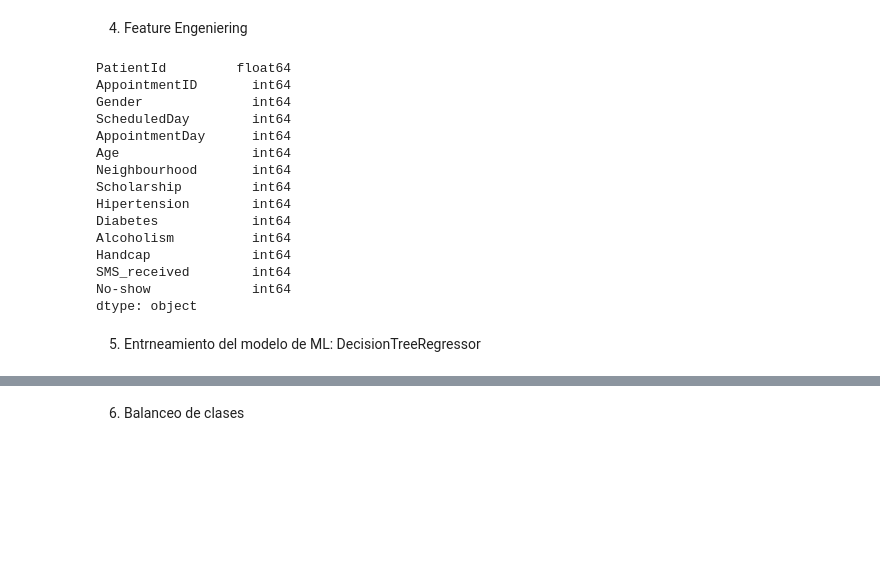
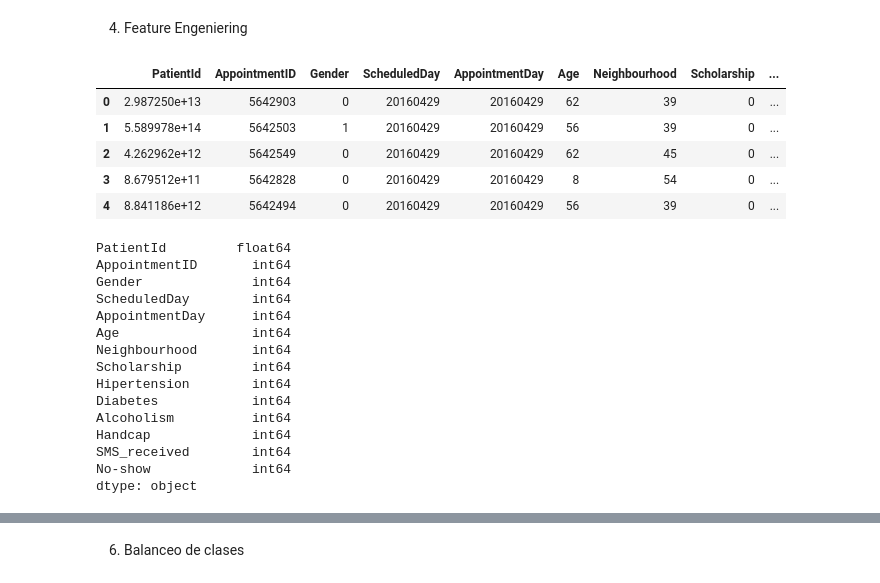
Before and after one commit to SValduezaL/TFM-Master-IA-INESDI, a Jupyter notebook: BBDD Kaagle/predicción_ inasistencia_v1.ipynb, the cells around one changed output, grey strips where cells are left out. Drawn from its saved outputs; the diff is of its cells as text; code cells hidden in the pictures; blank space fills up the shorter version.

```diff
--- a/BBDD Kaagle/predicción_ inasistencia_v1.ipynb
+++ b/BBDD Kaagle/predicción_ inasistencia_v1.ipynb
@@ -115,42 +125,50 @@ dtype: int64
 # %%
 from sklearn.preprocessing import LabelEncoder
 # Crear una copia del dataset original
 medical_appointments_transformed = medical_appointments.copy()
 
 # Transformar las fechas a formato datetime
 medical_appointments_transformed['ScheduledDay'] = pd.to_datetime(medical_appointments_transformed['ScheduledDay'])
 medical_appointments_transformed['AppointmentDay'] = pd.to_datetime(medical_appointments_transformed['AppointmentDay'])
 
 # Se convierten las fechas a numeros
 medical_appointments_transformed['ScheduledDay'] = medical_appointments_transformed['ScheduledDay'].dt.strftime('%Y%m%d').astype(int)
 medical_appointments_transformed['AppointmentDay'] = medical_appointments_transformed['AppointmentDay'].dt.strftime('%Y%m%d').astype(int)
 
 # Crear una instancia de la clase LabelEncoder
 label_encoder = LabelEncoder()
 
 # Convertir las columnas object a numericas
 medical_appointments_transformed['Gender'] = label_encoder.fit_transform(medical_appointments_transformed['Gender'])
 medical_appointments_transformed['No-show'] = label_encoder.fit_transform(medical_appointments_transformed['No-show'])
 medical_appointments_transformed['Neighbourhood'] = label_encoder.fit_transform(medical_appointments_transformed['Neighbourhood'])
 
-# Tipo de datos
-data_types = medical_appointments_transformed.dtypes
-print(data_types)
+# VIsualizar los cambios
+medical_appointments_transformed.head()
 # %% [output]
-PatientId         float64
-AppointmentID       int64
-Gender              int64
-ScheduledDay        int64
-AppointmentDay      int64
-Age                 int64
-Neighbourhood       int64
-Scholarship         int64
-Hipertension        int64
-Diabetes            int64
-Alcoholism          int64
-Handcap             int64
-SMS_received        int64
-No-show             int64
-dtype: object
+|  | PatientId | AppointmentID | Gender | ScheduledDay | AppointmentDay | Age | Neighbourhood | Scholarship | ... |
+| 0 | 2.987250e+13 | 5642903 | 0 | 20160429 | 20160429 | 62 | 39 | 0 | ... |
+| 1 | 5.589978e+14 | 5642503 | 1 | 20160429 | 20160429 | 56 | 39 | 0 | ... |
+| 2 | 4.262962e+12 | 5642549 | 0 | 20160429 | 20160429 | 62 | 45 | 0 | ... |
+| 3 | 8.679512e+11 | 5642828 | 0 | 20160429 | 20160429 | 8 | 54 | 0 | ... |
+| 4 | 8.841186e+12 | 5642494 | 0 | 20160429 | 20160429 | 56 | 39 | 0 | ... |
-# %% [markdown]
-5. Entrneamiento del modelo de ML: DecisionTreeRegressor
+# %%
+#Verificar tipo de datos
+data_types = medical_appointments_transformed.dtypes
+print(data_types)
+# %% [output]
+PatientId         float64
+AppointmentID       int64
+Gender              int64
+ScheduledDay        int64
+AppointmentDay      int64
+Age                 int64
+Neighbourhood       int64
+Scholarship         int64
+Hipertension        int64
+Diabetes            int64
+Alcoholism          int64
+Handcap             int64
+SMS_received        int64
+No-show             int64
+dtype: object
```
Also changed, not shown: parts of 10 cells of this notebook.
